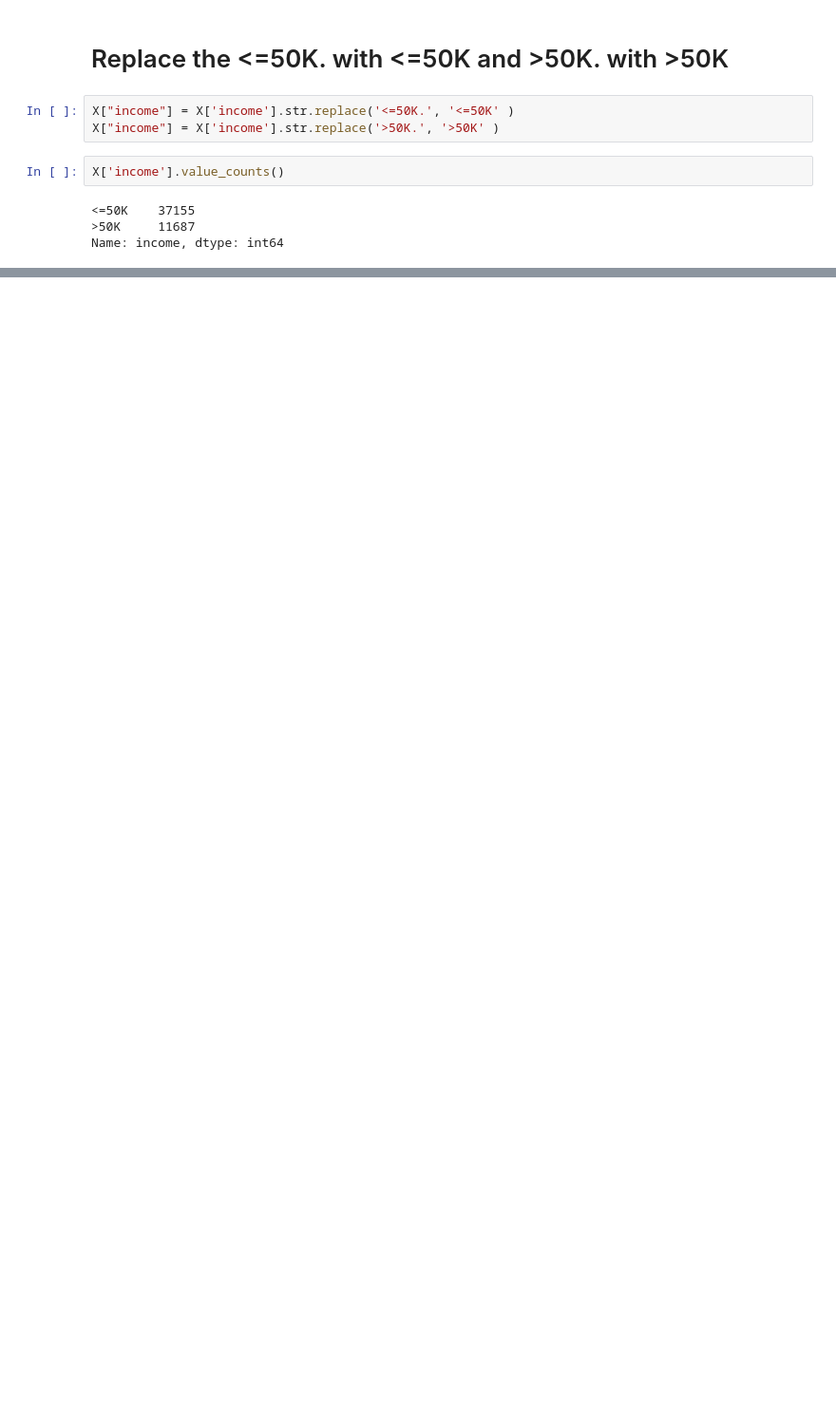
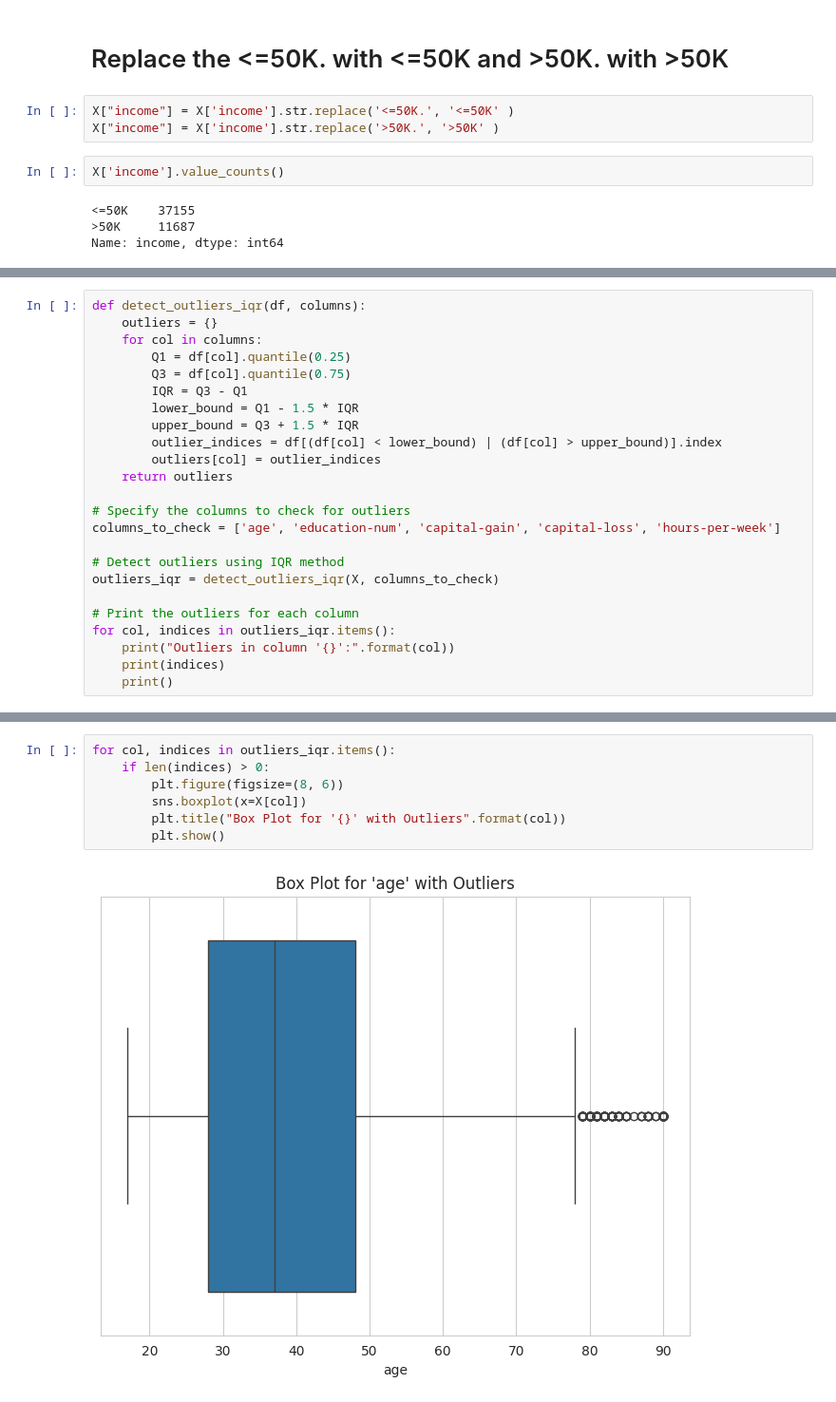
Before and after one commit to thenukii/ML-CW, a Jupyter notebook: DataPreProcessing.ipynb, the cells around one changed output, grey strips where cells are left out. Shown at 95% size. Drawn from its saved outputs; the diff is of its cells as text; blank space fills up the shorter version.

Commit message:
find outliers

```diff
--- a/DataPreProcessing.ipynb
+++ b/DataPreProcessing.ipynb
@@ -283,0 +302,24 @@ for feature in numerical_columns:
+# %%
+def detect_outliers_iqr(df, columns):
+    outliers = {}
+    for col in columns:
+        Q1 = df[col].quantile(0.25)
+        Q3 = df[col].quantile(0.75)
+        IQR = Q3 - Q1
+        lower_bound = Q1 - 1.5 * IQR
+        upper_bound = Q3 + 1.5 * IQR
+        outlier_indices = df[(df[col] < lower_bound) | (df[col] > upper_bound)].index
+        outliers[col] = outlier_indices
+    return outliers
+
+# Specify the columns to check for outliers
+columns_to_check = ['age', 'education-num', 'capital-gain', 'capital-loss', 'hours-per-week']
+
+# Detect outliers using IQR method
+outliers_iqr = detect_outliers_iqr(X, columns_to_check)
+
+# Print the outliers for each column
+for col, indices in outliers_iqr.items():
+    print("Outliers in column '{}':".format(col))
+    print(indices)
+    print()
@@ -283,0 +344,9 @@ for feature in numerical_columns:
+# %%
+for col, indices in outliers_iqr.items():
+    if len(indices) > 0:
+        plt.figure(figsize=(8, 6))
+        sns.boxplot(x=X[col])
+        plt.title("Box Plot for '{}' with Outliers".format(col))
+        plt.show()
+# %% [output]
+[figure, added]
```
Also changed, not shown: parts of 11 cells of this notebook.
